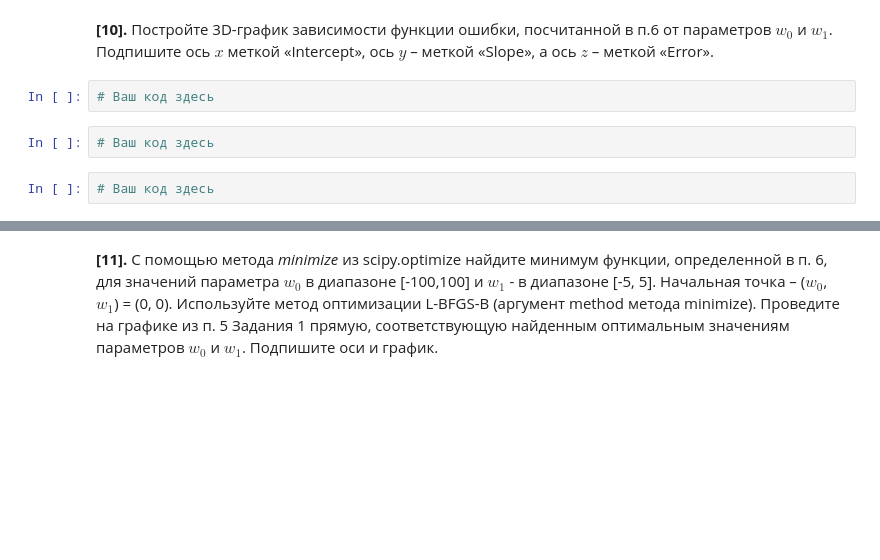
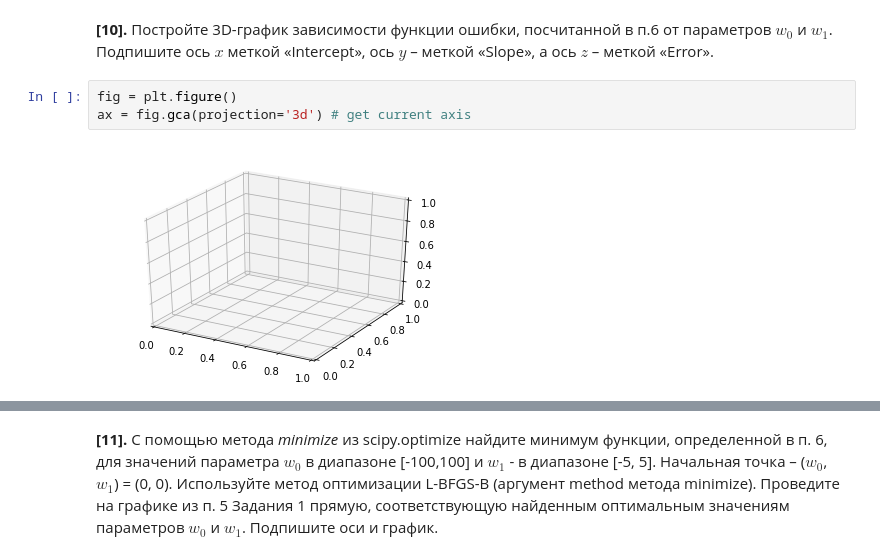
Before and after one commit to 7kia/MachineLearning, a Jupyter notebook: 1_linear_regression_task/peer_review_linreg_height_weight.ipynb, the cells around one changed output, grey strips where cells are left out. Cells and saved outputs as stored; diff of their text form; blank space fills up the shorter version.

```diff
--- a/1_linear_regression_task/peer_review_linreg_height_weight.ipynb
+++ b/1_linear_regression_task/peer_review_linreg_height_weight.ipynb
@@ -170,8 +233,7 @@ plt.show()
 # %% [markdown]
 **[10].** Постройте 3D-график зависимости функции ошибки, посчитанной в п.6 от параметров $w_0$ и $w_1$. Подпишите ось $x$ меткой «Intercept», ось $y$ – меткой «Slope», a ось $z$ – меткой «Error».
-# %%
-# Ваш код здесь
-# %%
-# Ваш код здесь
-# %%
-# Ваш код здесь
+# %%
+fig = plt.figure()
+ax = fig.gca(projection='3d') # get current axis
+# %% [output]
+[figure, added]
```
Also changed, not shown: parts of 13 cells of this notebook.
